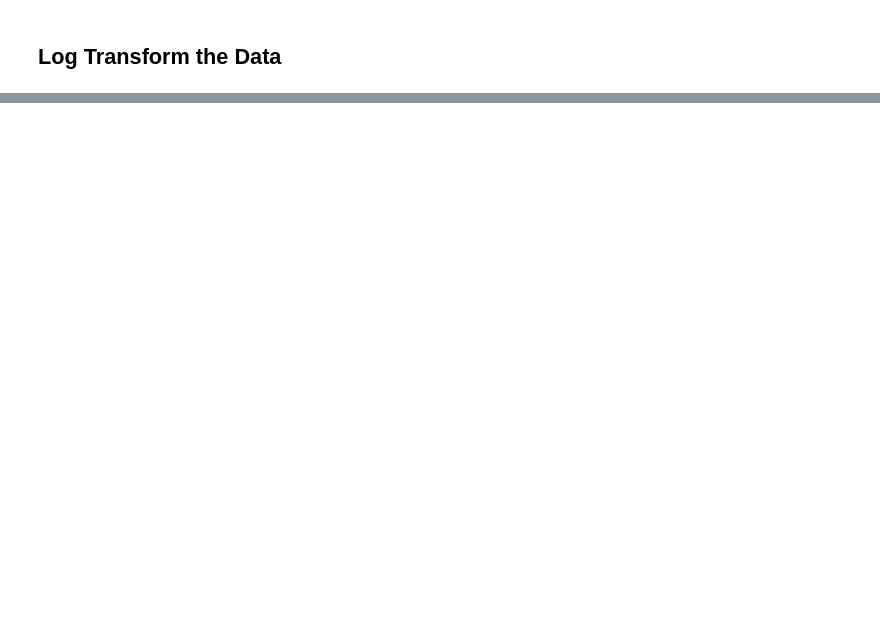
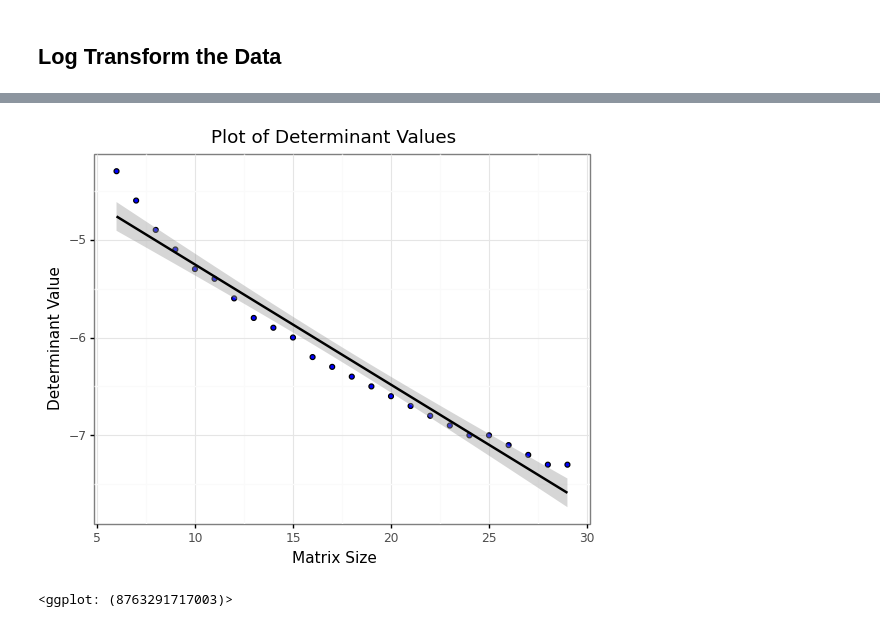
Before and after one commit to RyanGreenup/Python-Quant, a Jupyter notebook: Learning-Sympy/Matrix-Determinant.ipynb, the cells around one changed output, grey strips where cells are left out. Saved outputs shown, nothing was run; the diff lists cells and outputs as text; code cells hidden in the pictures; blank space fills up the shorter version.

```diff
--- a/Learning-Sympy/Matrix-Determinant.ipynb
+++ b/Learning-Sympy/Matrix-Determinant.ipynb
@@ -163,0 +220,3 @@ df
+# %%
+df_plot = df[3:]
+df_plot
@@ -163,0 +245,5 @@ df
+# %%
+import pandas as pd
+import numpy as np
+df_plot['Determinant.Value'] = df_plot['Determinant.Value'].astype(float).round(1)
+df_plot
@@ -163,0 +268,14 @@ df
+# %%
+from plotnine import *
+
+
+(ggplot(df_plot[3:], aes(x = 'Matrix.Size', y = 'Determinant.Value')) +
+   geom_point(fill= "Blue") +
+   labs(x = "Matrix Size", y = "Determinant Value",
+        title = "Plot of Determinant Values") +
+   theme_bw() +
+   stat_smooth(method = 'lm')
+)
+# %% [output]
+[figure, added]
+<ggplot: (8763291717003)>
```
Also changed, not shown: parts of 15 cells of this notebook.
